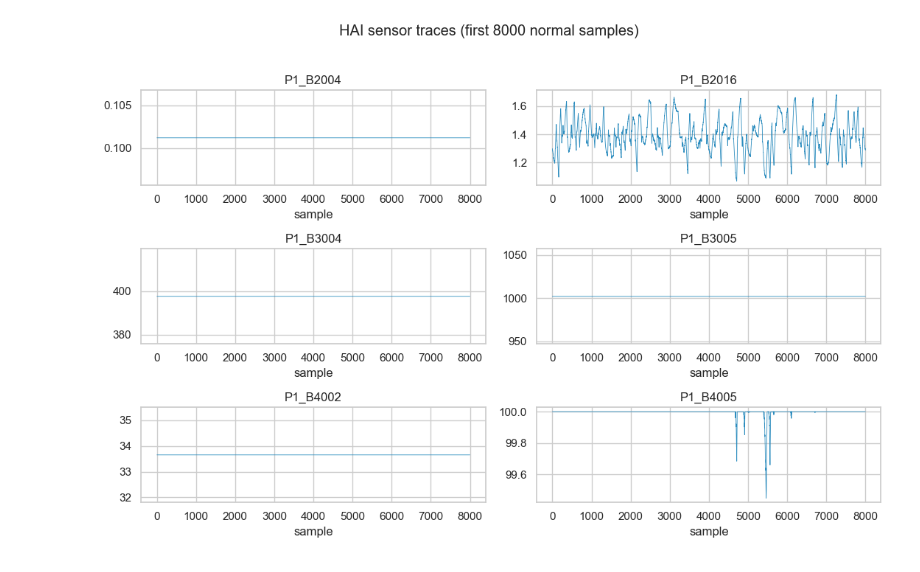
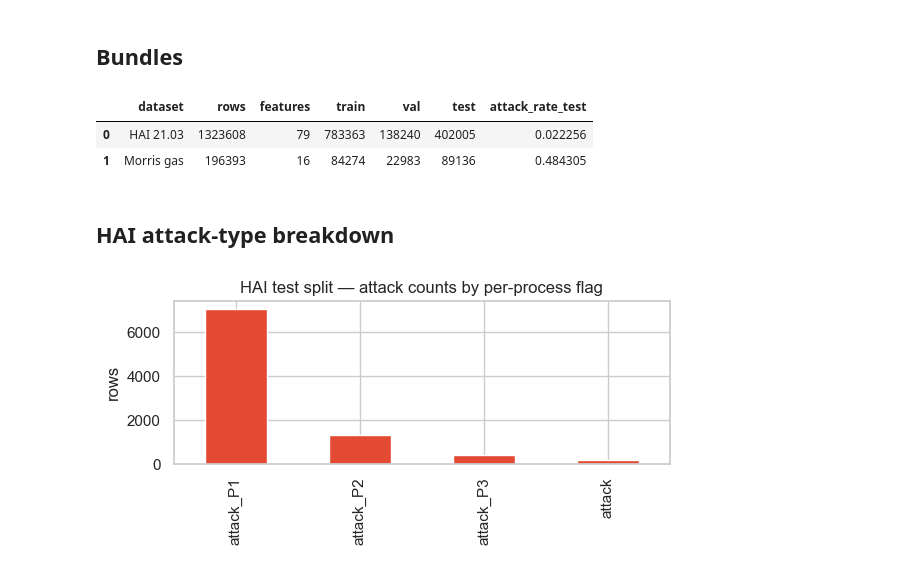
Before and after one commit to mapeke/ics-anomaly-detection, a Jupyter notebook: notebooks/01_data_exploration.ipynb, the cells around one changed output. Cells and saved outputs as stored; diff of their text form; code cells hidden in the pictures.

```diff
--- a/notebooks/01_data_exploration.ipynb
+++ b/notebooks/01_data_exploration.ipynb
@@ -56,13 +19,42 @@ plt.show()
-# %%
-sensor_cols = [c for c in hai_train.columns if c != 'label'][:6]
-fig, axes = plt.subplots(3, 2, figsize=(11, 7), sharex=False)
-for ax, col in zip(axes.flat, sensor_cols):
-    ax.plot(hai_train[col].to_numpy()[:8000], color='#2b8cbe', linewidth=0.6)
-    ax.set_title(col)
-    ax.set_xlabel('sample')
-plt.suptitle('HAI sensor traces (first 8000 normal samples)', y=1.02)
-plt.tight_layout()
-save_figure(fig, 'hai_sensor_traces', subdir='01_exploration')
-plt.show()
-# %% [output]
-[figure, removed]
+# %% [markdown]
+## Bundles
+# %%
+hai = load_hai()
+morris = load_morris()
+
+summary = pd.DataFrame([{
+    'dataset': 'HAI 21.03',
+    'rows': len(hai.labels),
+    'features': hai.features.shape[1],
+    'train': int((hai.split == 'train').sum()),
+    'val':   int((hai.split == 'val').sum()),
+    'test':  int((hai.split == 'test').sum()),
+    'attack_rate_test': float(hai.y('test').mean()),
+}, {
+    'dataset': 'Morris gas',
+    'rows': len(morris.labels),
+    'features': morris.features.shape[1],
+    'train': int((morris.split == 'train').sum()),
+    'val':   int((morris.split == 'val').sum()),
+    'test':  int((morris.split == 'test').sum()),
+    'attack_rate_test': float(morris.y('test').mean()),
+}])
+summary
+# %% [output]
+|  | dataset | rows | features | train | val | test | attack_rate_test |
+| 0 | HAI 21.03 | 1323608 | 79 | 783363 | 138240 | 402005 | 0.022256 |
+| 1 | Morris gas | 196393 | 16 | 84274 | 22983 | 89136 | 0.484305 |
+# %% [markdown]
+## HAI attack-type breakdown
+# %%
+mask = hai.mask('test') & (hai.labels > 0)
+ac = pd.Series(hai.attack_ids[mask]).value_counts()
+fig, ax = plt.subplots(figsize=(6, 3))
+ac.plot(kind='bar', ax=ax, color='#e34a33')
+ax.set_title('HAI test split — attack counts by per-process flag')
+ax.set_ylabel('rows')
+plt.tight_layout()
+save_figure(fig, 'hai_attack_breakdown', subdir='01_exploration')
+plt.show()
+# %% [output]
+[figure, added]
```
Also changed, not shown: parts of 13 cells of this notebook, 23 other files.
